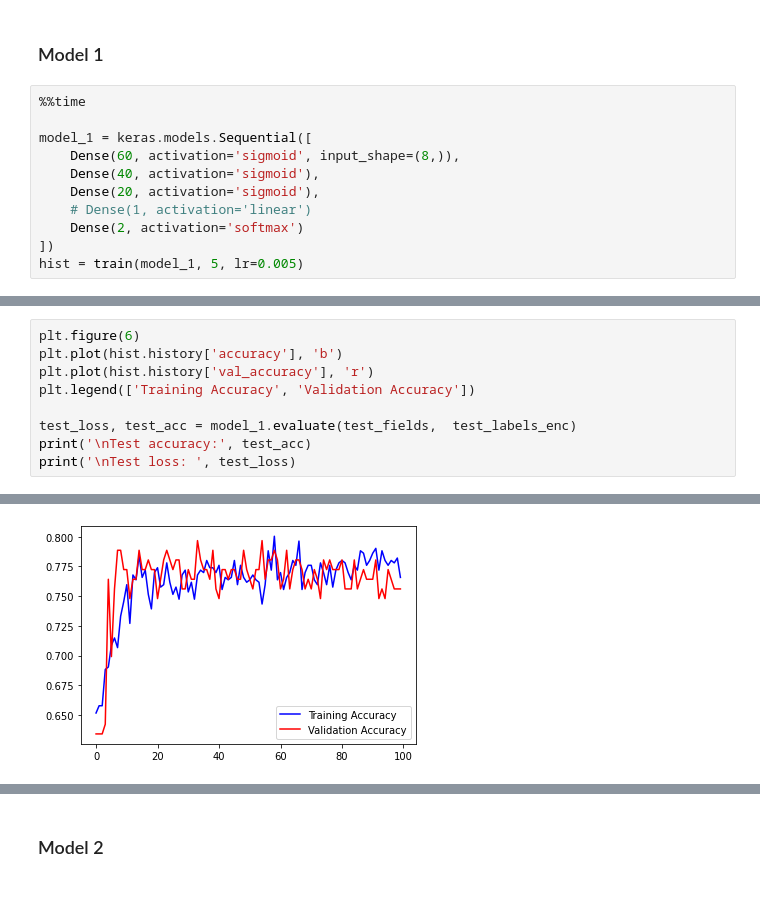
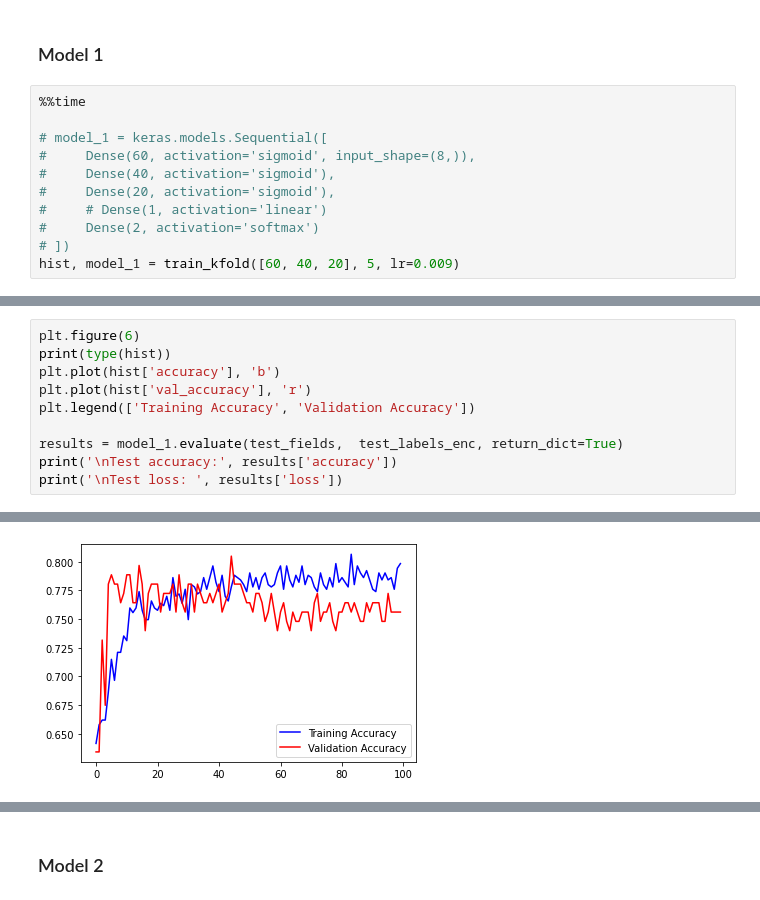
Before and after one commit to ArjunNarayan2066/Test, a Jupyter notebook: A2Q1.ipynb, the cells around one changed output, grey strips where cells are left out. Drawn from its saved outputs; the diff is of its cells as text.

```diff
--- a/A2Q1.ipynb
+++ b/A2Q1.ipynb
@@ -160,13 +171,13 @@ def train(model,K, lr = 0.005):
 # %%
 %%time
 
-model_1 = keras.models.Sequential([
-    Dense(60, activation='sigmoid', input_shape=(8,)),
-    Dense(40, activation='sigmoid'),
-    Dense(20, activation='sigmoid'),
-    # Dense(1, activation='linear')
-    Dense(2, activation='softmax')
-])
-hist = train(model_1, 5, lr=0.005)
+# model_1 = keras.models.Sequential([
+#     Dense(60, activation='sigmoid', input_shape=(8,)),
+#     Dense(40, activation='sigmoid'),
+#     Dense(20, activation='sigmoid'),
+#     # Dense(1, activation='linear')
+#     Dense(2, activation='softmax')
+# ])
+hist, model_1 = train_kfold([60, 40, 20], 5, lr=0.009)
 # %% [output]
 Epoch 1/1000
@@ -194,10 +205,11 @@ Wall time: 2min 50s
 # %%
 plt.figure(6)
-plt.plot(hist.history['accuracy'], 'b')
-plt.plot(hist.history['val_accuracy'], 'r')
+print(type(hist))
+plt.plot(hist['accuracy'], 'b')
+plt.plot(hist['val_accuracy'], 'r')
 plt.legend(['Training Accuracy', 'Validation Accuracy'])
 
-test_loss, test_acc = model_1.evaluate(test_fields,  test_labels_enc)
-print('\nTest accuracy:', test_acc)
-print('\nTest loss: ', test_loss)
+results = model_1.evaluate(test_fields,  test_labels_enc, return_dict=True)
+print('\nTest accuracy:', results['accuracy'])
+print('\nTest loss: ', results['loss'])
 # %% [output]
@@ -209 +219 @@ Test loss:  0.9414955377578735
-[figure, old version]
+[figure, new version]
```
Also changed, not shown: parts of 5 cells of this notebook.
